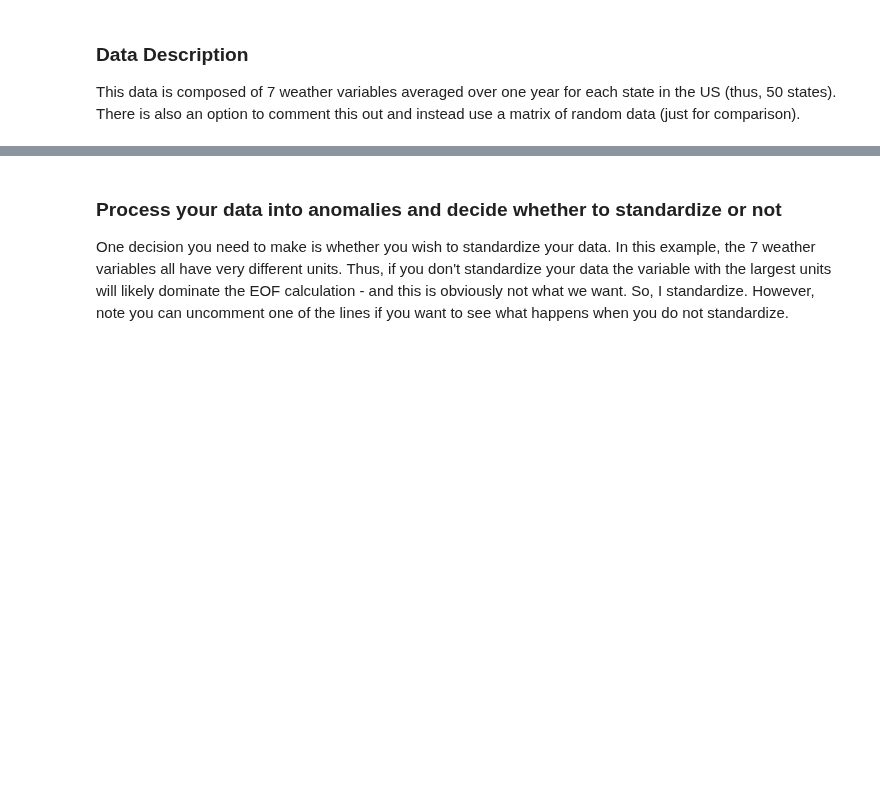
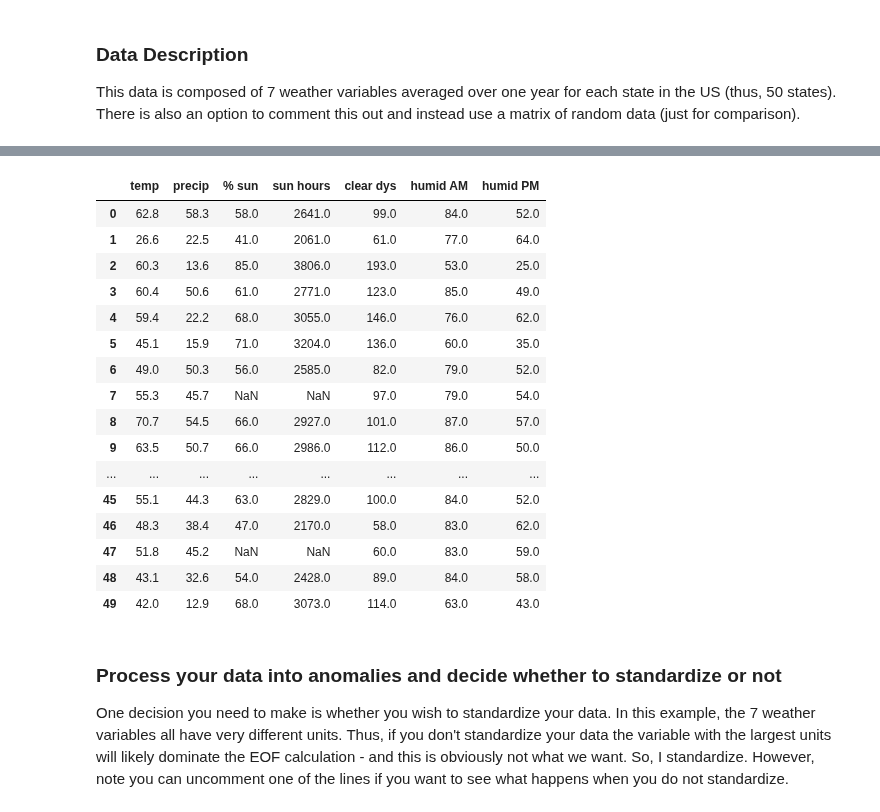
Before and after one commit to kjmayer/ats655-coursematerial, a Jupyter notebook: jupyter_notebooks/eof_from_scratch.ipynb, the cells around one changed output, grey strips where cells are left out. Saved outputs shown, nothing was run; the diff lists cells and outputs as text; code cells hidden in the pictures; blank space fills up the shorter version.

```diff
--- a/jupyter_notebooks/eof_from_scratch.ipynb
+++ b/jupyter_notebooks/eof_from_scratch.ipynb
@@ -106,3 +70,27 @@ state_data_raw.mat. 100%[===================>]     951  --.-KB/s    in 0s
+# %%
+# look at the data
+# rows = states in the U.S.
+# columns = annual-mean weather info
+df = pd.DataFrame(Y, columns=descriptor_names)
+df
+# %% [output]
+|  | temp | precip | % sun | sun hours | clear dys | humid AM | humid PM |
+| 0 | 62.8 | 58.3 | 58.0 | 2641.0 | 99.0 | 84.0 | 52.0 |
+| 1 | 26.6 | 22.5 | 41.0 | 2061.0 | 61.0 | 77.0 | 64.0 |
+| 2 | 60.3 | 13.6 | 85.0 | 3806.0 | 193.0 | 53.0 | 25.0 |
+| 3 | 60.4 | 50.6 | 61.0 | 2771.0 | 123.0 | 85.0 | 49.0 |
+| 4 | 59.4 | 22.2 | 68.0 | 3055.0 | 146.0 | 76.0 | 62.0 |
+| 5 | 45.1 | 15.9 | 71.0 | 3204.0 | 136.0 | 60.0 | 35.0 |
+| 6 | 49.0 | 50.3 | 56.0 | 2585.0 | 82.0 | 79.0 | 52.0 |
+| 7 | 55.3 | 45.7 | NaN | NaN | 97.0 | 79.0 | 54.0 |
+| 8 | 70.7 | 54.5 | 66.0 | 2927.0 | 101.0 | 87.0 | 57.0 |
+| 9 | 63.5 | 50.7 | 66.0 | 2986.0 | 112.0 | 86.0 | 50.0 |
+| ... | ... | ... | ... | ... | ... | ... | ... |
+| 45 | 55.1 | 44.3 | 63.0 | 2829.0 | 100.0 | 84.0 | 52.0 |
+| 46 | 48.3 | 38.4 | 47.0 | 2170.0 | 58.0 | 83.0 | 62.0 |
+| 47 | 51.8 | 45.2 | NaN | NaN | 60.0 | 83.0 | 59.0 |
+| 48 | 43.1 | 32.6 | 54.0 | 2428.0 | 89.0 | 84.0 | 58.0 |
+| 49 | 42.0 | 12.9 | 68.0 | 3073.0 | 114.0 | 63.0 | 43.0 |
 # %% [markdown]
 ### Process your data into anomalies and decide whether to standardize or not
 
```
Also changed, not shown: parts of 15 cells of this notebook, 7 other files.
